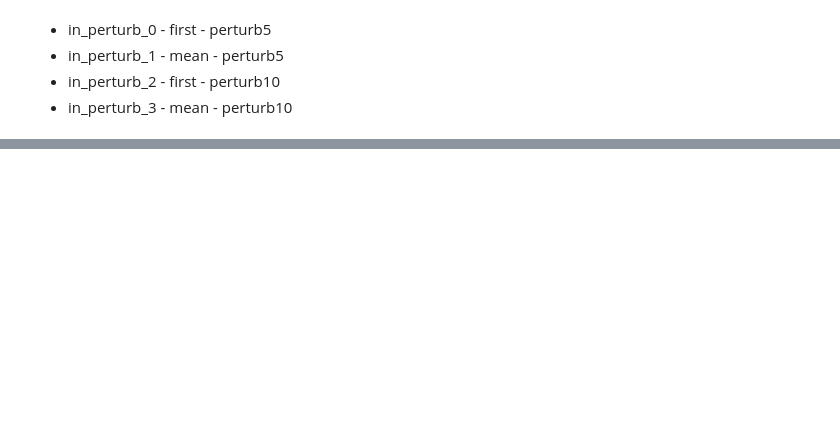
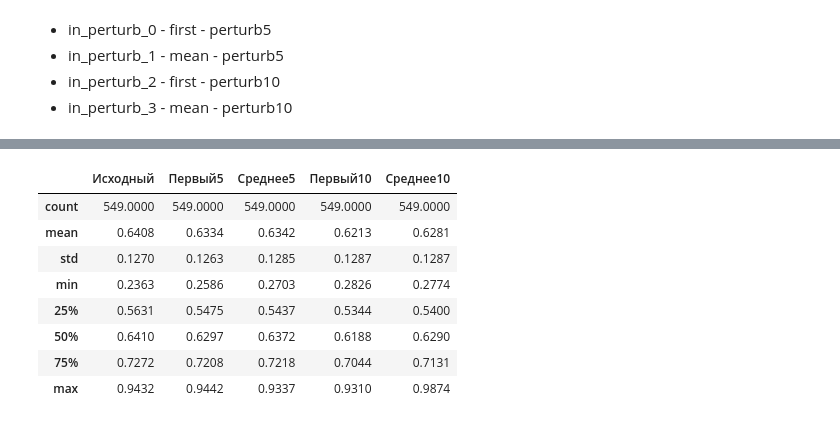
Before and after one commit to lenow55/perturbations-via-logprobs, a Jupyter notebook: research/100Compare_qwen3_5-9b.ipynb, the cells around one changed output, grey strips where cells are left out. Cells and saved outputs as stored; diff of their text form; code cells hidden in the pictures; blank space fills up the shorter version.

```diff
--- a/research/100Compare_qwen3_5-9b.ipynb
+++ b/research/100Compare_qwen3_5-9b.ipynb
@@ -121,0 +132,27 @@ fig.show()
+# %%
+group_labels = ['Исходный', 'Первый5', 'Среднее5', 'Первый10', 'Среднее10']
+group_values = [
+    base["similarity"],
+    perturb_0["similarity"],
+    perturb_1["similarity"],
+    perturb_2["similarity"],
+    perturb_3["similarity"],
+]
+# %%
+# Преобразуем каждый список в pd.Series и объединяем по столбцам (axis=1)
+df = pd.concat([pd.Series(v, name=k) for k, v in zip(group_labels, group_values)], axis=1)
+
+# Получаем статистики распределения
+stats = df.describe().round(4)
+
+stats
+# %% [output]
+|  | Исходный | Первый5 | Среднее5 | Первый10 | Среднее10 |
+| count | 549.0000 | 549.0000 | 549.0000 | 549.0000 | 549.0000 |
+| mean | 0.6408 | 0.6334 | 0.6342 | 0.6213 | 0.6281 |
+| std | 0.1270 | 0.1263 | 0.1285 | 0.1287 | 0.1287 |
+| min | 0.2363 | 0.2586 | 0.2703 | 0.2826 | 0.2774 |
+| 25% | 0.5631 | 0.5475 | 0.5437 | 0.5344 | 0.5400 |
+| 50% | 0.6410 | 0.6297 | 0.6372 | 0.6188 | 0.6290 |
+| 75% | 0.7272 | 0.7208 | 0.7218 | 0.7044 | 0.7131 |
+| max | 0.9432 | 0.9442 | 0.9337 | 0.9310 | 0.9874 |
```
Also changed, not shown: parts of 4 cells of this notebook, 1 other file.
